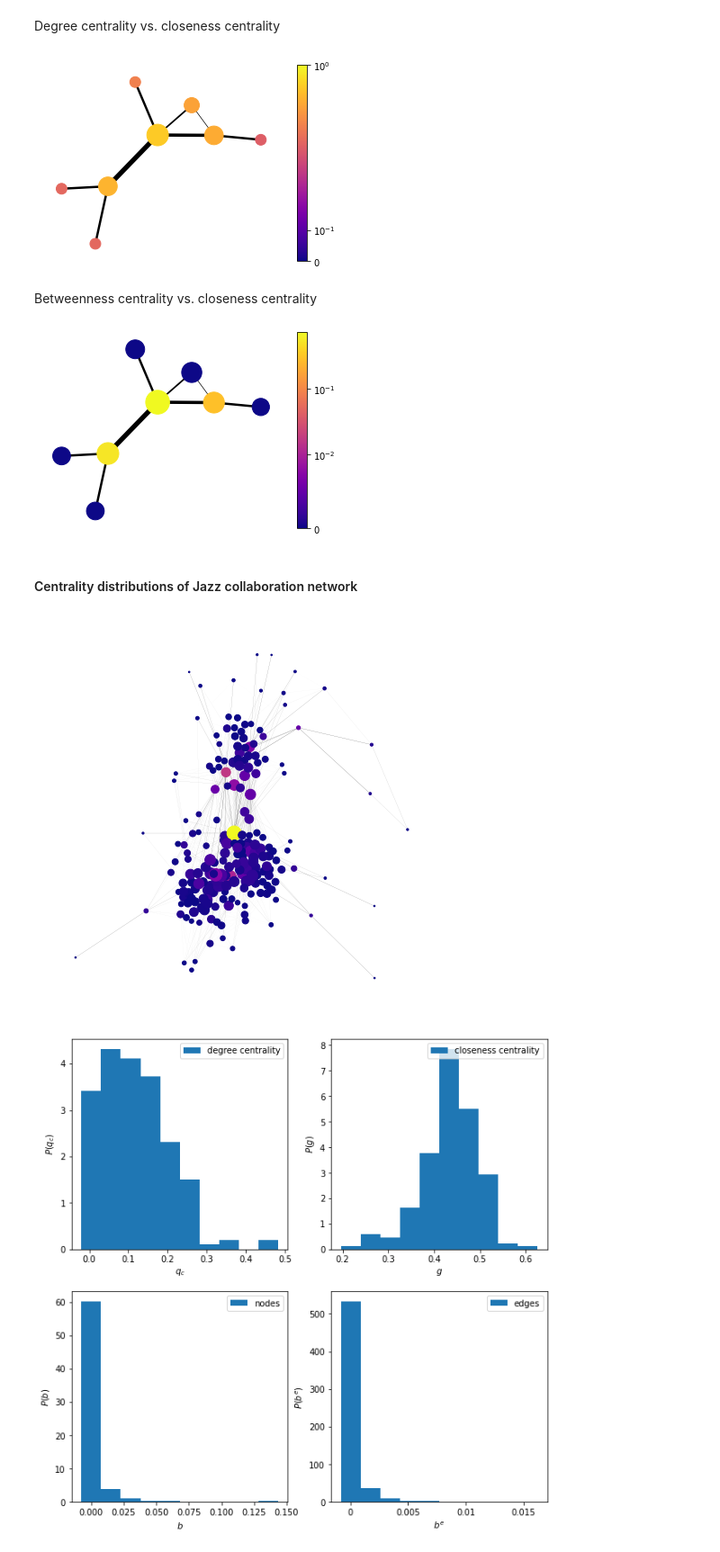
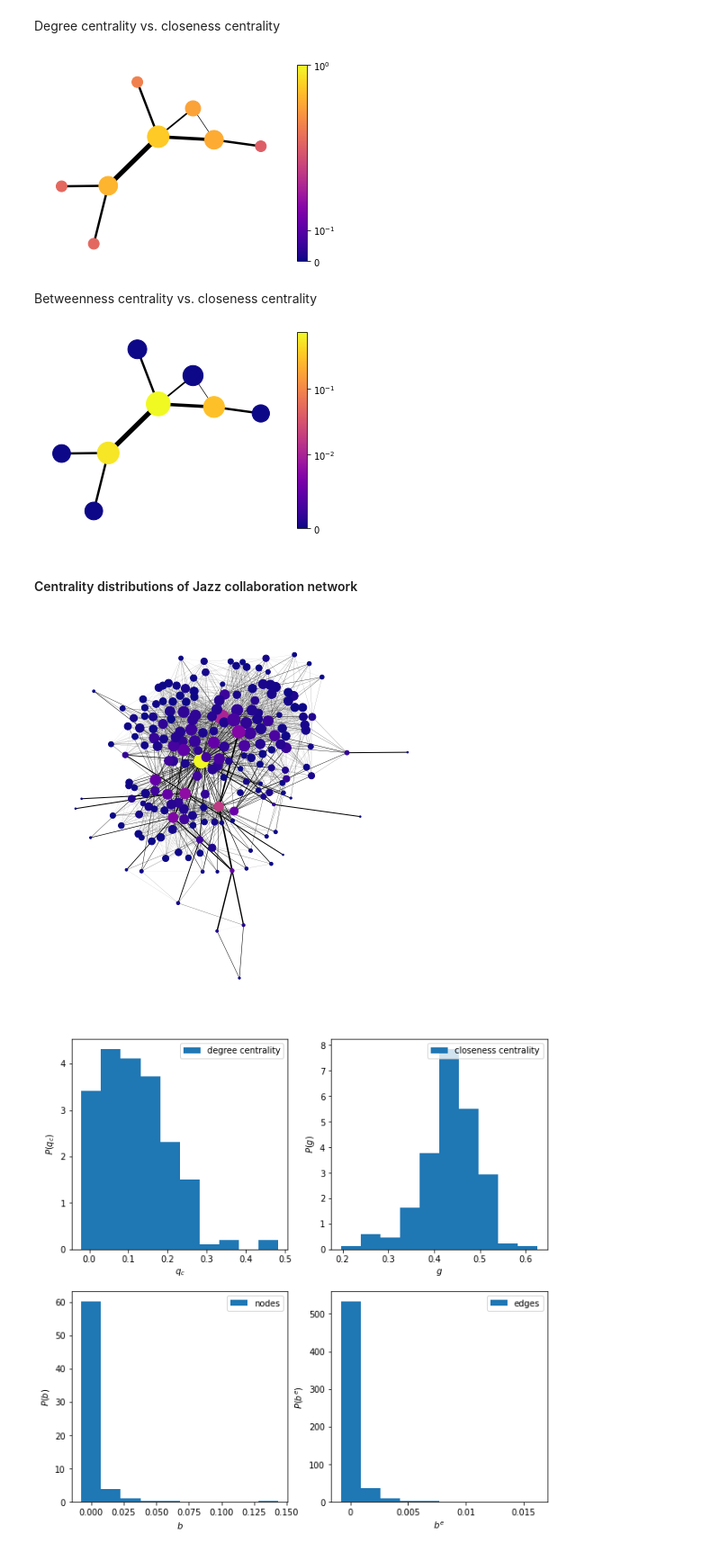
Before and after one commit to SaskaAloric/IntroCompleNeT2023, a Jupyter notebook: Notebooks/CNT_lession5.ipynb, the cells around one changed output. Shown at 90% size. Saved outputs shown, nothing was run; the diff lists cells and outputs as text; code cells hidden in the pictures.

```diff
--- a/Notebooks/CNT_lession5.ipynb
+++ b/Notebooks/CNT_lession5.ipynb
@@ -166,9 +167,9 @@ Average shortest path length in network G
 $\langle l \rangle=\frac{1}{N(N-1)}\sum_{i,j}d_{ij}$
 # %%
 sum=0
-for v in l.keys():
-    for u in l[v].keys():
-        sum=sum+len(l[v][u])-1
+for v in d.keys():
+    for u in d[v].keys():
+        sum=sum+d[v][u]
 lavr=(1.0*sum)/(1.0*G.number_of_nodes()*(G.number_of_nodes()-1))
 lavr
 # %% [output]
@@ -329,7 +338,7 @@ Index(['# index', ' name', ' _pos'], dtype='object')
 # %%
 nodesJZ.columns=nodesJZ.columns.str.strip()
 # %%
-edgesJZ=pd.read_csv("./data/jazz_network/edges.csv")
+edgesJZ=pd.read_csv("../data/jazz_network/edges.csv")
 # %%
 edgesJZ.head()
 # %% [output]
@@ -449,7 +467,7 @@ Index(['# index', ' name', ' group', ' _pos'], dtype='object')
 # %%
 nodesFW.columns=nodesFW.columns.str.strip()
 # %%
-edgesFW=pd.read_csv("./data/little_rock_foodweb/edges.csv")
+edgesFW=pd.read_csv("../data/little_rock_foodweb/edges.csv")
 # %%
 edgesFW.head()
 # %% [output]
@@ -541,7 +559,7 @@ nodesGOT.head()
 | 3 | 3 | Aerys | array([-6.22351778, -3.5141172 ]) |
 | 4 | 4 | Jaime | array([-6.08939813, -3.6398448 ]) |
 # %%
-edgesGOT= pd.read_csv('./data/game_thrones/edges.csv')
+edgesGOT= pd.read_csv('../data/game_thrones/edges.csv')
 
 edgesGOT.head()
 # %% [output]
@@ -714,7 +746,7 @@ plt.colorbar(nodes)
 plt.axis('off')
 plt.show()
 # %% [output]
-[figure, old version]
+[figure, new version]
 # %% [markdown]
 Betweenness centrality vs. closeness centrality
 # %%
@@ -725,7 +757,7 @@ plt.colorbar(nodes)
 plt.axis('off')
 plt.show()
 # %% [output]
-[figure, old version]
+[figure, new version]
 # %% [markdown]
 #### Centrality distributions of Jazz collaboration network
 # %%
@@ -735,14 +767,14 @@ EBTJZ=nx.edge_betweenness_centrality(JZG)
 gJZ=nx.closeness_centrality(JZG)
 # %%
 plt.figure(figsize=(8,8))
-posJZG=nx.spring_layout(JZG)
+posJZG=nx.kamada_kawai_layout(JZG)
 nx.draw_networkx_nodes(JZG, pos=posJZG, nodelist=qcJZ.keys(), cmap=plt.cm.plasma, node_color=list(NBTJZ.values()), node_size=[v * 500 for v in qcJZ.values()])
 nodes.set_norm(mcolors.SymLogNorm(linthresh=0.01, linscale=1, base=10))
-nx.draw_networkx_edges(JZG,pos=posJZG, edgelist=EBTJZ.keys(), width=[v * 10 for v in EBTJZ.values()])
+nx.draw_networkx_edges(JZG,pos=posJZG, edgelist=EBTJZ.keys(), width=[v * 100 for v in EBTJZ.values()])
 plt.box(False)
 plt.show()
 # %% [output]
-[figure, old version]
+[figure, new version]
 # %%
 plt.figure(figsize=(10,10))
 plt.subplot(2,2,1)
```
Also changed, not shown: parts of 25 cells of this notebook, 1 other file.
